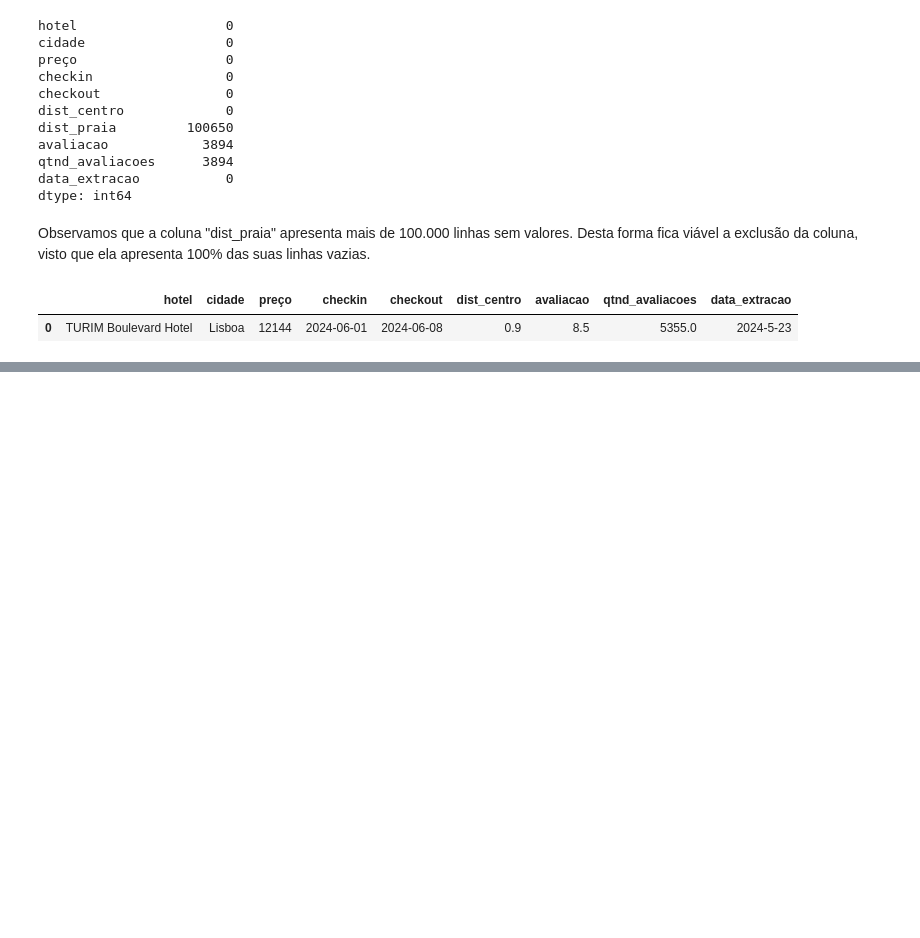
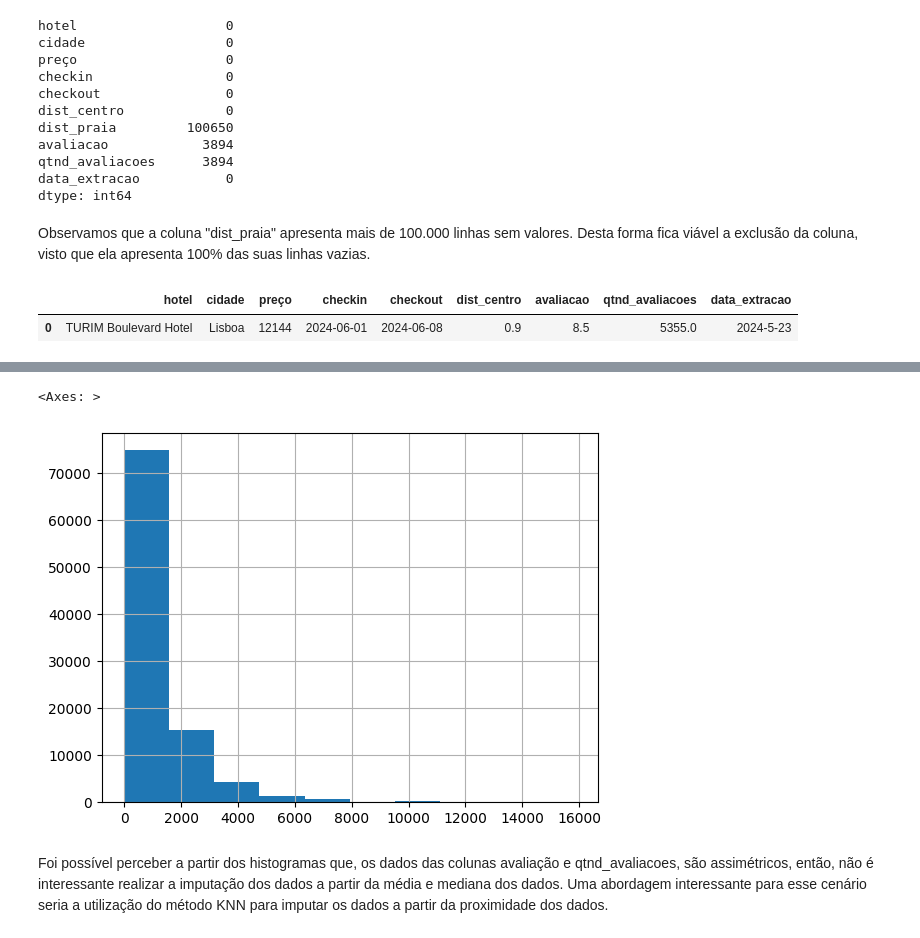
Before and after one commit to clarabarretto/data-science, a Jupyter notebook: pre-processing/pre-processing.ipynb, the cells around one changed output, grey strips where cells are left out. Drawn from its saved outputs; the diff is of its cells as text; code cells hidden in the pictures; blank space fills up the shorter version.

```diff
--- a/pre-processing/pre-processing.ipynb
+++ b/pre-processing/pre-processing.ipynb
@@ -87,0 +108,7 @@ hosp.head(1)
+# %%
+hosp["qtnd_avaliacoes"].hist()
+# %% [output]
+<Axes: >
+[figure, added]
+# %% [markdown]
+Foi possível perceber a partir dos histogramas que, os dados das colunas avaliação e qtnd_avaliacoes, são assimétricos, então, não é interessante realizar a imputação dos dados a partir da média e mediana dos dados. Uma abordagem interessante para esse cenário seria a utilização do método KNN para imputar os dados a partir da proximidade dos dados.
```
Also changed, not shown: parts of 10 cells of this notebook.
